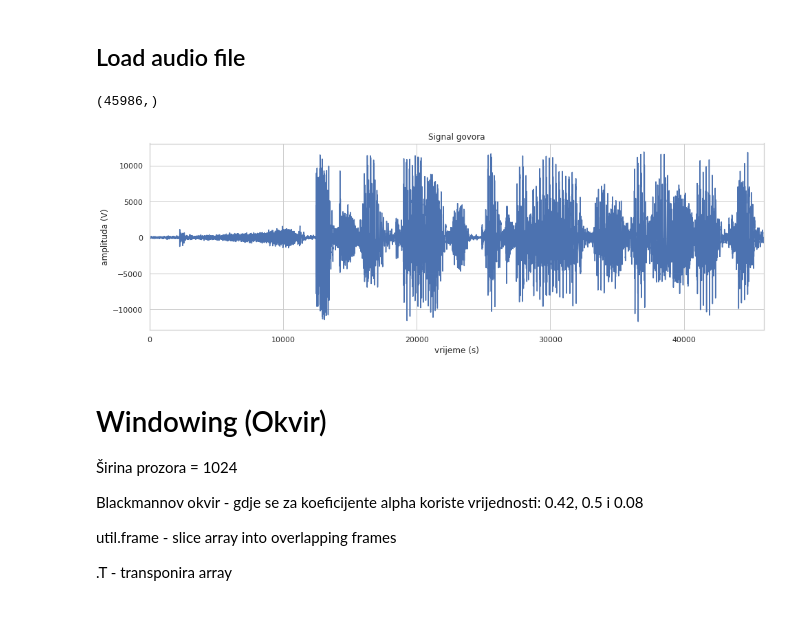
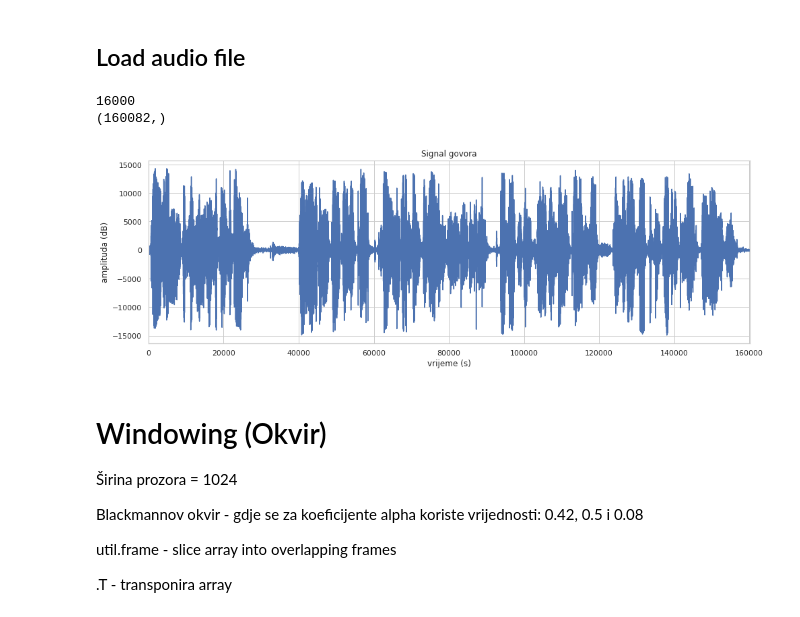
Before and after one commit to lenanovak/rogj-mlsa, a Jupyter notebook: rogj-mlsa.ipynb, the cells around one changed output. Saved outputs shown, nothing was run; the diff lists cells and outputs as text; code cells hidden in the pictures.

```diff
--- a/rogj-mlsa.ipynb
+++ b/rogj-mlsa.ipynb
@@ -9,7 +9,7 @@ import librosa
 import librosa.display
 import seaborn
 
-WAV = "sm04010105105"
+WAV = "sm04010103201"
 # %%
 seaborn.set(style="whitegrid")
 plt.rcParams['figure.figsize'] = (16,5)
@@ -27,30 +27,35 @@ def pplot(sp, envelope, title="no title"):
 ## Load audio file
 # %%
 fs, x = wavfile.read("./wav/"+WAV+".wav")
-# fs = sample rate / frequency sample = 16 000 Hz --> reduction of a continuous-time signal to discrete-time signal
+# fs = sample rate ili frequency sample iz učitanog wava = 16 000 Hz --> reduction of a continuous-time signal to discrete-time signal
 # sound wave (continuous signal) to a sequence of samples (discrete-time signal)
 # 16 000 - za signale govora je dovoljna frekvencija uzorkovanja od 16 kHz - frekvencija uzorkovanja mora biti dva puta veća od najviše frekvencije govora
-assert fs == 16000 ## provjerava je li fs 16 000 Hz
+print(fs)
+assert fs == 16000 # provjerava je li sample rate 16 000 Hz
 x = x.astype(np.float64)
+#x = x
 # x je numpay array - data read from WAV file
 print(x.shape) # dužina arrayja x
 # %% [output]
-(45986,)
+16000
+(160082,)
 # %%
 plt.plot(x)
 plt.xlim(0, len(x))
 
 #koristeći librosu
-#librosa.display.waveplot(x, sr=fs) # što je sr? spectrum rate?
+#librosa.display.waveplot(x, sr=fs) # sr je sampling rate, frekvencija uzrokovanja x-a
 
 plt.title("Signal govora")
 plt.xlabel("vrijeme (s)") # --> trebalo bi prikazati u sekundama (1 - 6 - podijeliti s 10 000)
-plt.ylabel("amplituda (V)") # --> ovo ne znam koje treba biti mjerne jedinice (možda volti?), ali treba podijeliti s 10 000
+plt.ylabel("amplituda (dB)") # --> ovo ne znam koje treba biti mjerne jedinice (možda volti?), ali treba podijeliti s 10 000
+# zašto treba amplitudu podijeliti s 10 000?
+# audio ima neki bit rate, a taj broj govori koliko mogućih kombinacija amplituda može poprimiti pa možda dijelimo s 10 000 da dobijemo amplitudu u dB jedinici
 Audio(x, rate=fs) #create an audio object, rate = sampling rate of the raw data (required when data param is being used as an array)
 
 plt.savefig("./images/"+WAV+"/"+WAV+"_signalGovora.png")
 # %% [output]
-[figure, old version]
+[figure, new version]
 # %% [markdown]
 # Windowing (Okvir)
 
```
Also changed, not shown: parts of 5 cells of this notebook, 5 other files.
